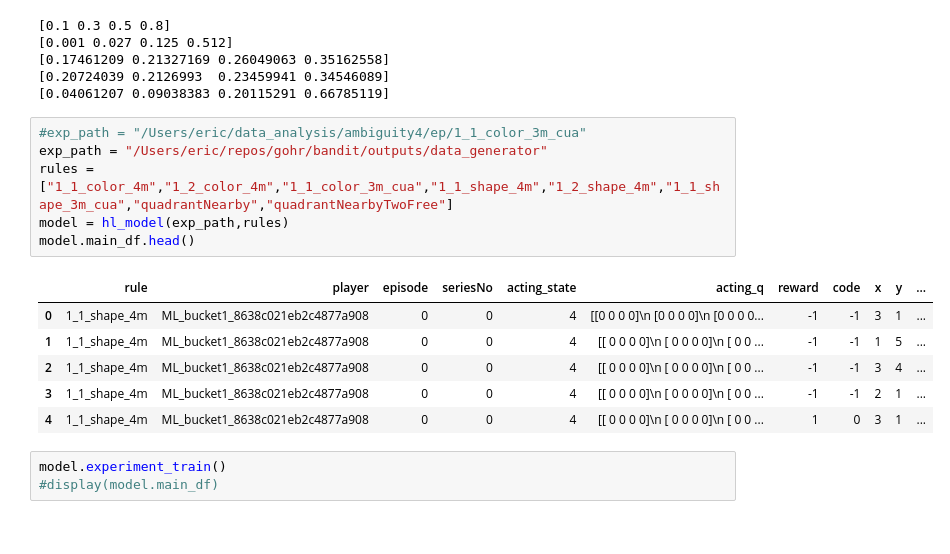
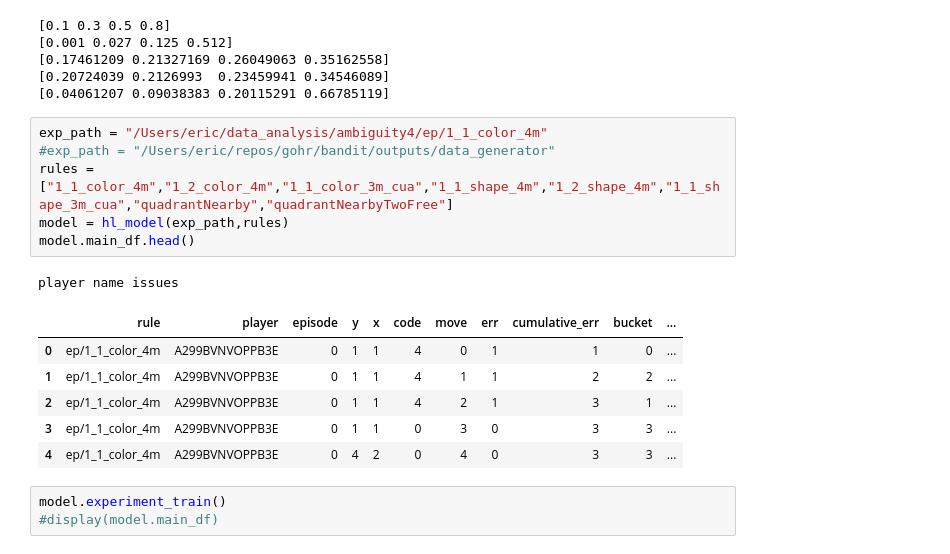
Before and after one commit to epulick/gohr, a Jupyter notebook: bandit/human_learning/debugging_bayesian.ipynb, the cells around one changed output. Cells and saved outputs as stored; diff of their text form.

```diff
--- a/bandit/human_learning/debugging_bayesian.ipynb
+++ b/bandit/human_learning/debugging_bayesian.ipynb
@@ -543,18 +719,19 @@ print(softmax(testq*4))
 [0.20724039 0.2126993  0.23459941 0.34546089]
 [0.04061207 0.09038383 0.20115291 0.66785119]
 # %%
-#exp_path = "/Users/eric/data_analysis/ambiguity4/ep/1_1_color_3m_cua"
-exp_path = "/Users/eric/repos/gohr/bandit/outputs/data_generator"
+exp_path = "/Users/eric/data_analysis/ambiguity4/ep/1_1_color_4m"
+#exp_path = "/Users/eric/repos/gohr/bandit/outputs/data_generator"
 rules = ["1_1_color_4m","1_2_color_4m","1_1_color_3m_cua","1_1_shape_4m","1_2_shape_4m","1_1_shape_3m_cua","quadrantNearby","quadrantNearbyTwoFree"]
 model = hl_model(exp_path,rules)
 model.main_df.head()
 # %% [output]
+player name issues
-|  | rule | player | episode | seriesNo | acting_state | acting_q | reward | code | x | y | ... |
-| 0 | 1_1_shape_4m | ML_bucket1_8638c021eb2c4877a908 | 0 | 0 | 4 | [[0 0 0 0]\n [0 0 0 0]\n [0 0 0 0... | -1 | -1 | 3 | 1 | ... |
-| 1 | 1_1_shape_4m | ML_bucket1_8638c021eb2c4877a908 | 0 | 0 | 4 | [[ 0 0 0 0]\n [ 0 0 0 0]\n [ 0 0 ... | -1 | -1 | 1 | 5 | ... |
-| 2 | 1_1_shape_4m | ML_bucket1_8638c021eb2c4877a908 | 0 | 0 | 4 | [[ 0 0 0 0]\n [ 0 0 0 0]\n [ 0 0 ... | -1 | -1 | 3 | 4 | ... |
-| 3 | 1_1_shape_4m | ML_bucket1_8638c021eb2c4877a908 | 0 | 0 | 4 | [[ 0 0 0 0]\n [ 0 0 0 0]\n [ 0 0 ... | -1 | -1 | 2 | 1 | ... |
-| 4 | 1_1_shape_4m | ML_bucket1_8638c021eb2c4877a908 | 0 | 0 | 4 | [[ 0 0 0 0]\n [ 0 0 0 0]\n [ 0 0 ... | 1 | 0 | 3 | 1 | ... |
+|  | rule | player | episode | y | x | code | move | err | cumulative_err | bucket | ... |
+| 0 | ep/1_1_color_4m | A299BVNVOPPB3E | 0 | 1 | 1 | 4 | 0 | 1 | 1 | 0 | ... |
+| 1 | ep/1_1_color_4m | A299BVNVOPPB3E | 0 | 1 | 1 | 4 | 1 | 1 | 2 | 2 | ... |
+| 2 | ep/1_1_color_4m | A299BVNVOPPB3E | 0 | 1 | 1 | 4 | 2 | 1 | 3 | 1 | ... |
+| 3 | ep/1_1_color_4m | A299BVNVOPPB3E | 0 | 1 | 1 | 0 | 3 | 0 | 3 | 3 | ... |
+| 4 | ep/1_1_color_4m | A299BVNVOPPB3E | 0 | 4 | 2 | 0 | 4 | 0 | 3 | 3 | ... |
 # %%
 model.experiment_train()
 #display(model.main_df)
```
Also changed, not shown: parts of 1 cell of this notebook.
